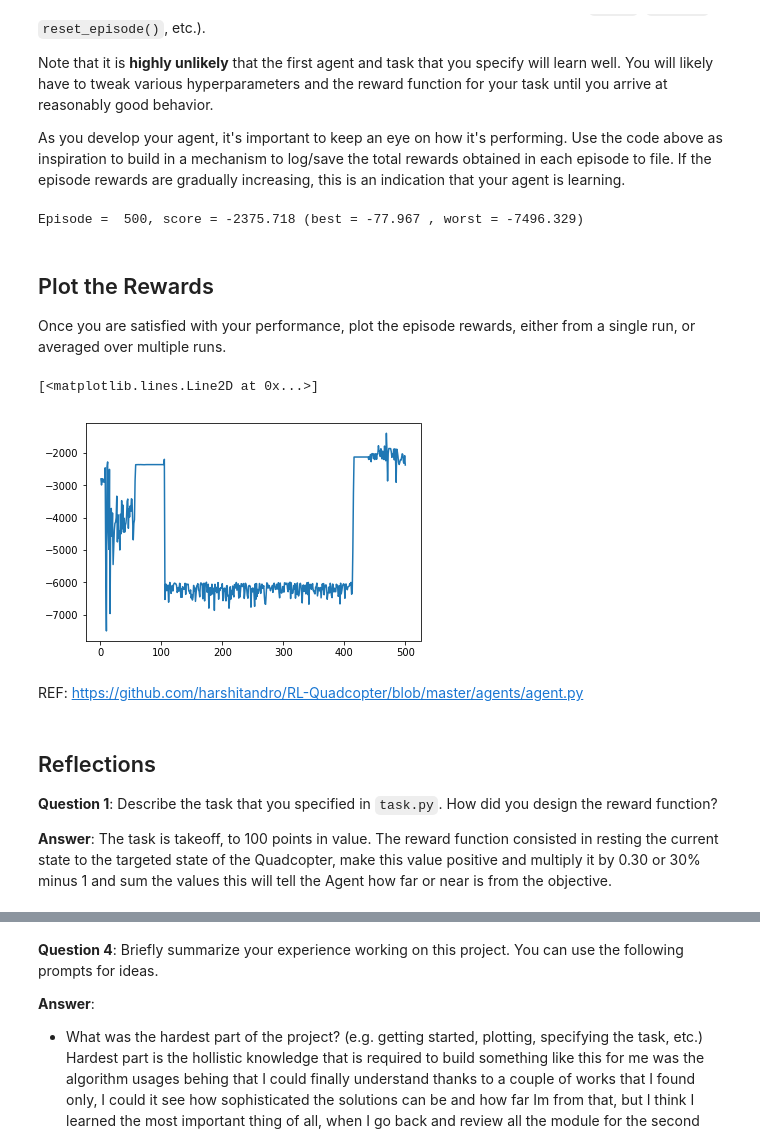
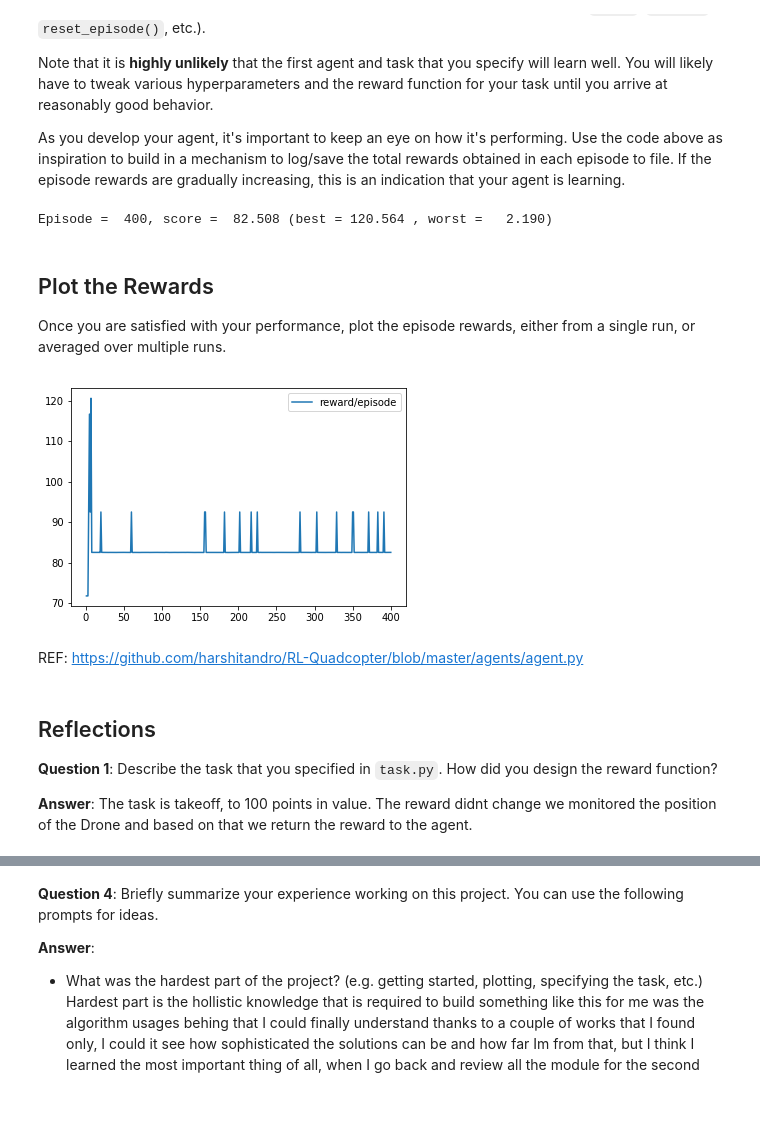
Before and after one commit to viaramb/RL-Quadcopter-2, a Jupyter notebook: Quadcopter_Project.ipynb, the cells around one changed output, grey strips where cells are left out. Cells and saved outputs as stored; diff of their text form; code cells hidden in the pictures; blank space fills up the shorter version.

```diff
--- a/Quadcopter_Project.ipynb
+++ b/Quadcopter_Project.ipynb
@@ -217,15 +217,16 @@ import sys
 import pandas as pd
 from agents.agent import DDPG
 from task import Task
+import csv
 
-num_episodes = 500
+num_episodes = 400
 target_pos = np.array([0., 0., 100.])
 task = Task(target_pos=target_pos)
 agent = DDPG(task)
 worst_score = 1000000
 best_score = -1000000.
+reward_log = "reward.txt"
 
-reward_log = "reward.txt"
 reward_labels = ['episode', 'reward']
 reward_results = {x : [] for x in reward_labels}
 
@@ -248,17 +249,21 @@ for i_episode in range(1, num_episodes+1):
     reward_results['reward'].append(score)
     sys.stdout.flush()
 # %% [output]
-Episode =  500, score = -2375.718 (best = -77.967 , worst = -7496.329)
+Episode =  400, score =  82.508 (best = 120.564 , worst =   2.190)
 # %% [markdown]
 ## Plot the Rewards
 
 Once you are satisfied with your performance, plot the episode rewards, either from a single run, or averaged over multiple runs.
 # %%
 ## TODO: Plot the rewards.
+import matplotlib.pyplot as plt
+%matplotlib inline
+
 plt.plot(reward_results['episode'], reward_results['reward'], label='reward/episode')
+plt.legend()
+_ = plt.ylim()
 # %% [output]
-[<matplotlib.lines.Line2D at 0x...>]
-[figure, old version]
+[figure, new version]
 # %% [markdown]
 REF: https://github.com/harshitandro/RL-Quadcopter/blob/master/agents/agent.py
 # %% [markdown]
@@ -267,4 +272,4 @@ REF: https://github.com/harshitandro/RL-Quadcopter/blob/master/agents/agent.py
 **Question 1**: Describe the task that you specified in `task.py`.  How did you design the reward function?
 
 
-**Answer**: The task is takeoff, to 100 points in value. The reward function consisted in resting the current state to the targeted state of the Quadcopter, make this value positive and multiply it by 0.30 or 30% minus 1 and sum the values this will tell the Agent how far or near is from the objective.
+**Answer**: The task is takeoff, to 100 points in value. The reward didnt change we monitored the position of the Drone and based on that we return the reward to the agent.
```
Also changed, not shown: parts of 4 cells of this notebook, 6 other files.
